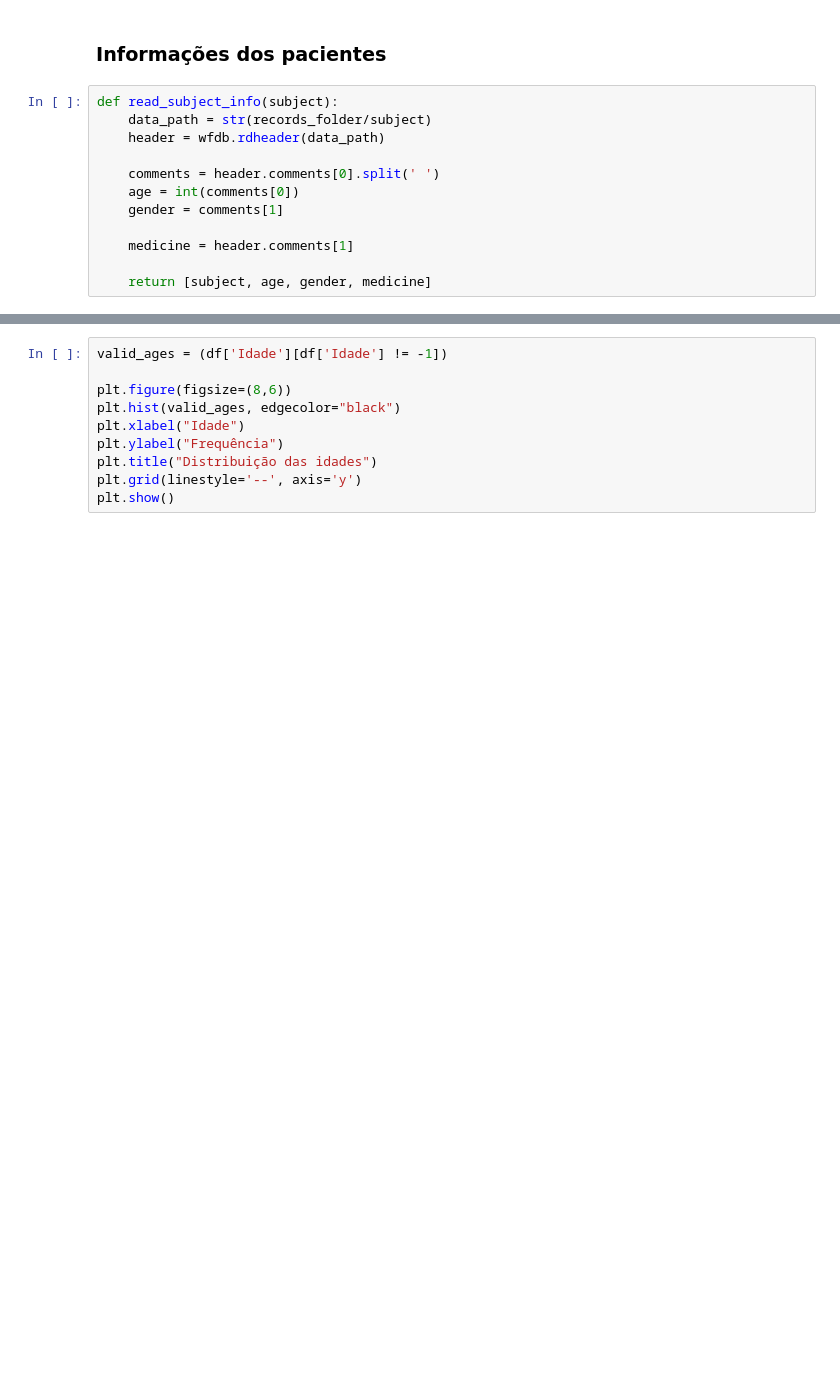
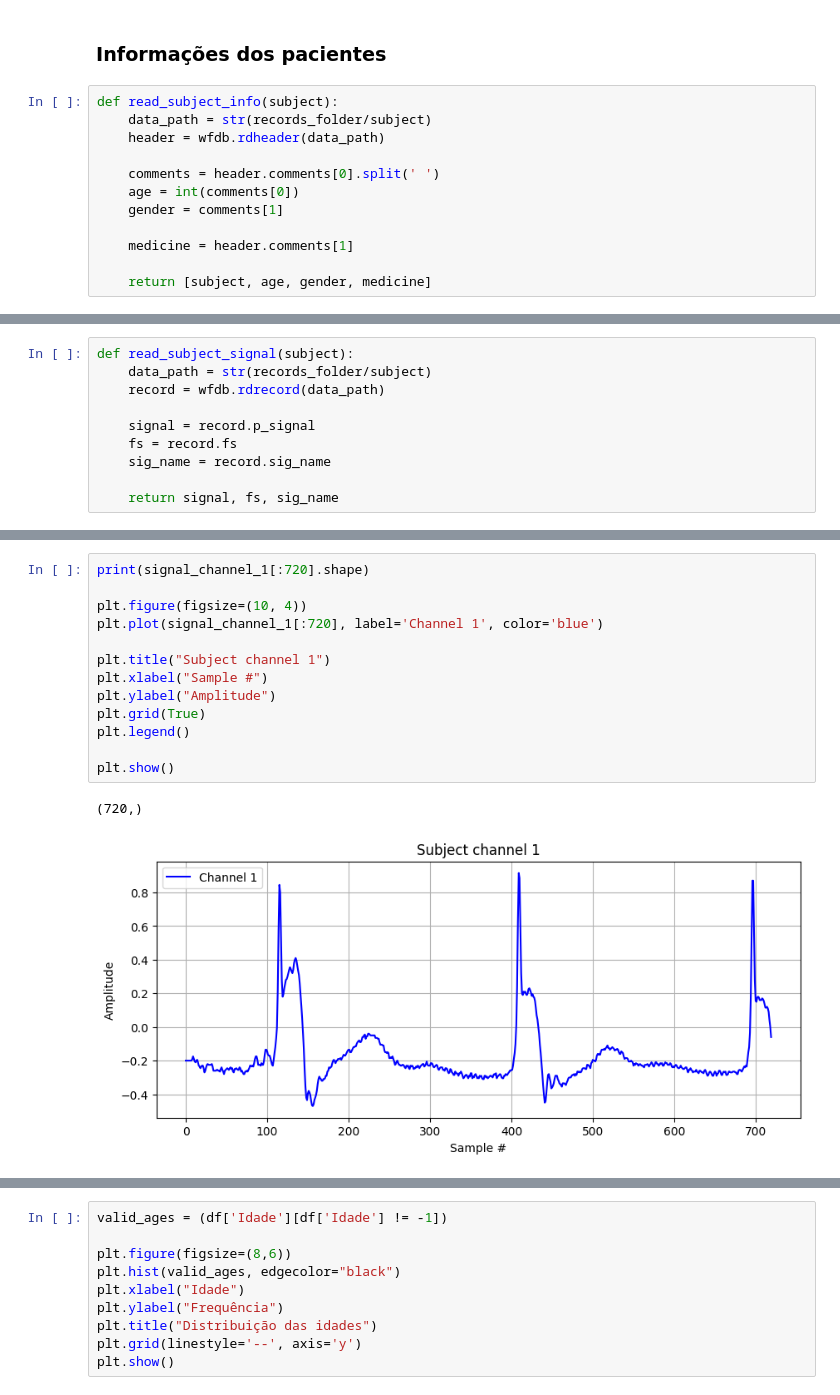
Before and after one commit to IgorVasconcelos1711/tcc-ecg-proccessing, a Jupyter notebook: code/israeli_data.ipynb, the cells around one changed output, grey strips where cells are left out. Saved outputs shown, nothing was run; the diff lists cells and outputs as text; blank space fills up the shorter version.

```diff
--- a/code/israeli_data.ipynb
+++ b/code/israeli_data.ipynb
@@ -50,0 +259,10 @@ df.head()
+# %%
+def read_subject_signal(subject):
+    data_path = str(records_folder/subject)
+    record = wfdb.rdrecord(data_path)
+
+    signal = record.p_signal
+    fs = record.fs
+    sig_name = record.sig_name
+
+    return signal, fs, sig_name
@@ -50,0 +378,16 @@ df.head()
+# %%
+print(signal_channel_1[:720].shape)
+
+plt.figure(figsize=(10, 4))
+plt.plot(signal_channel_1[:720], label='Channel 1', color='blue')
+
+plt.title("Subject channel 1")
+plt.xlabel("Sample #")
+plt.ylabel("Amplitude")
+plt.grid(True)
+plt.legend()
+
+plt.show()
+# %% [output]
+(720,)
+[figure, added]
```
Also changed, not shown: parts of 28 cells of this notebook, 1 other file.
